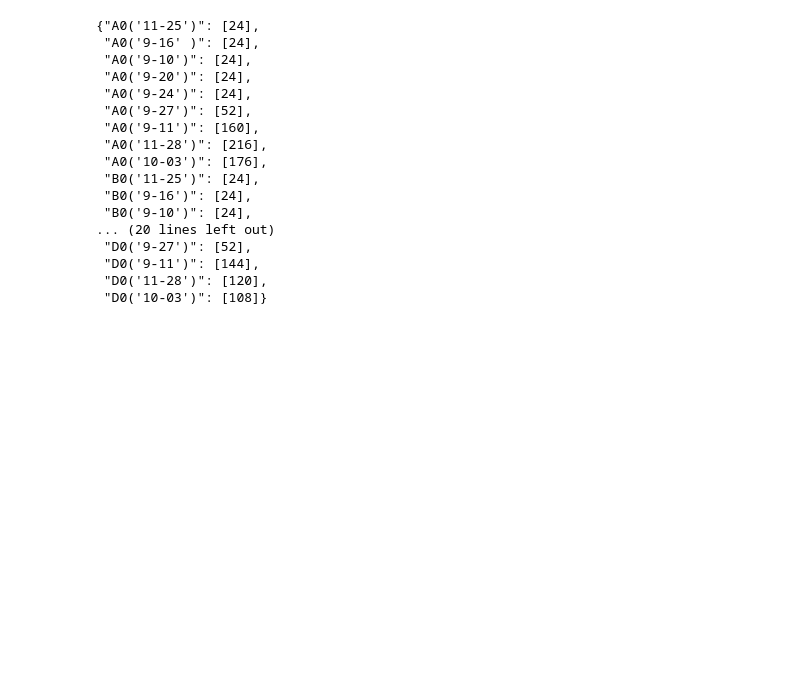
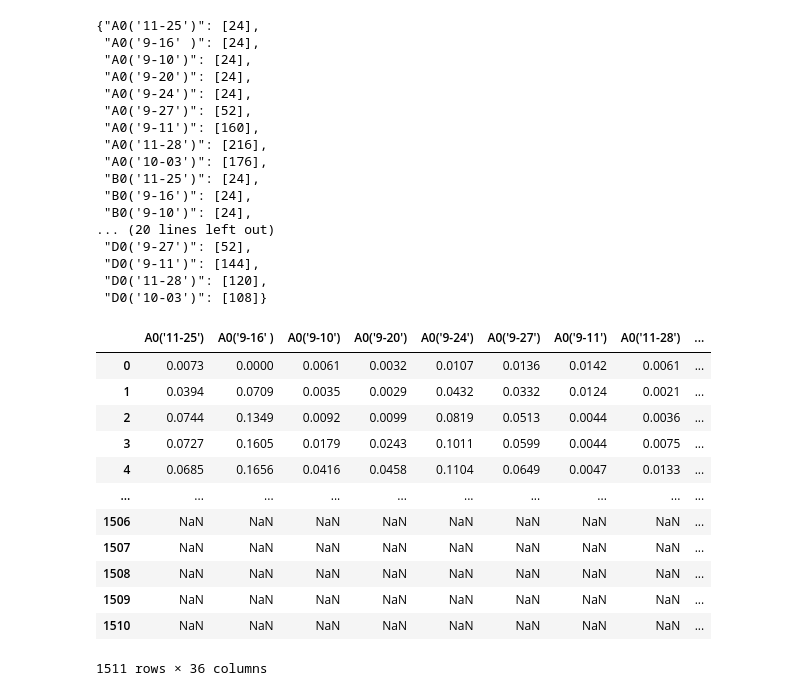
Before and after one commit to margelse/DopplerCurve, a Jupyter notebook: notebooks/projects/waste_water/domestic.ipynb, the cells around one changed output. Cells and saved outputs as stored; diff of their text form; code cells hidden in the pictures; blank space fills up the shorter version.

```diff
--- a/notebooks/projects/waste_water/domestic.ipynb
+++ b/notebooks/projects/waste_water/domestic.ipynb
@@ -212,3 +212,19 @@ result_indices
  "D0('9-11')": [144],
  "D0('11-28')": [120],
  "D0('10-03')": [108]}
+# %%
+choice_data
+# %% [output]
+|  | A0('11-25') | A0('9-16' ) | A0('9-10') | A0('9-20') | A0('9-24') | A0('9-27') | A0('9-11') | A0('11-28') | ... |
+| 0 | 0.0073 | 0.0000 | 0.0061 | 0.0032 | 0.0107 | 0.0136 | 0.0142 | 0.0061 | ... |
+| 1 | 0.0394 | 0.0709 | 0.0035 | 0.0029 | 0.0432 | 0.0332 | 0.0124 | 0.0021 | ... |
+| 2 | 0.0744 | 0.1349 | 0.0092 | 0.0099 | 0.0819 | 0.0513 | 0.0044 | 0.0036 | ... |
+| 3 | 0.0727 | 0.1605 | 0.0179 | 0.0243 | 0.1011 | 0.0599 | 0.0044 | 0.0075 | ... |
+| 4 | 0.0685 | 0.1656 | 0.0416 | 0.0458 | 0.1104 | 0.0649 | 0.0047 | 0.0133 | ... |
+| ... | ... | ... | ... | ... | ... | ... | ... | ... | ... |
+| 1506 | NaN | NaN | NaN | NaN | NaN | NaN | NaN | NaN | ... |
+| 1507 | NaN | NaN | NaN | NaN | NaN | NaN | NaN | NaN | ... |
+| 1508 | NaN | NaN | NaN | NaN | NaN | NaN | NaN | NaN | ... |
+| 1509 | NaN | NaN | NaN | NaN | NaN | NaN | NaN | NaN | ... |
+| 1510 | NaN | NaN | NaN | NaN | NaN | NaN | NaN | NaN | ... |
+1511 rows × 36 columns
```
Also changed, not shown: parts of 12 cells of this notebook, 2 other files.
